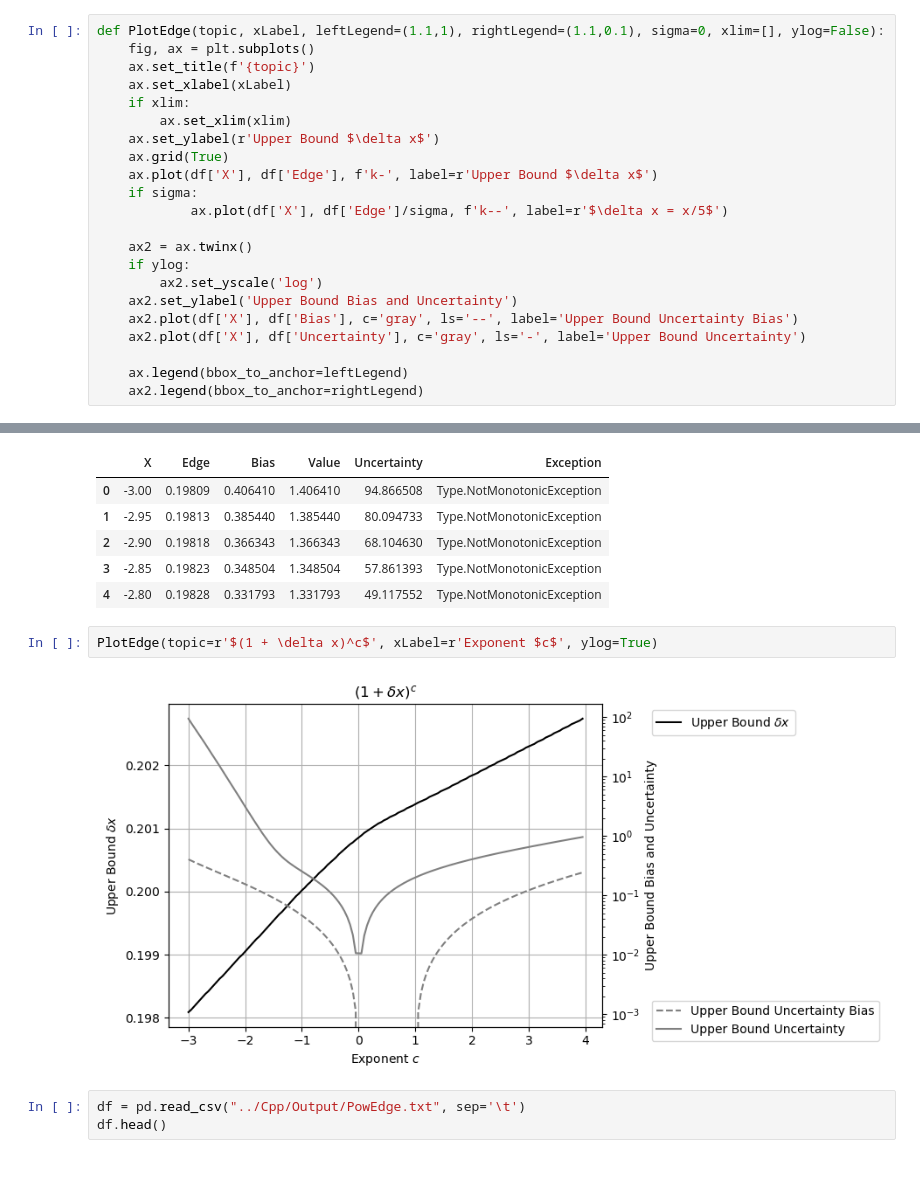
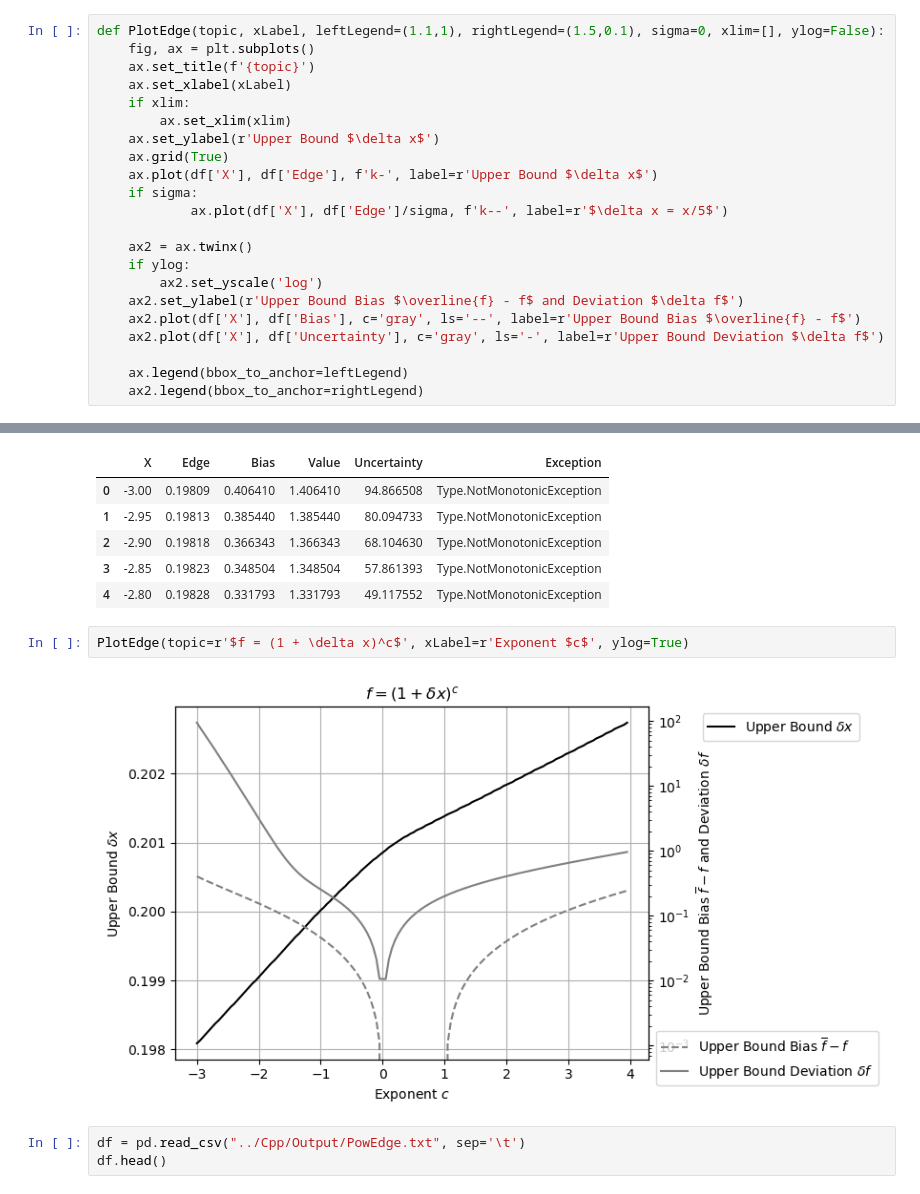
Before and after one commit to Chengpu0707/VarianceArithmetic, a Jupyter notebook: IPyNb/ConvergeEdge.ipynb, the cells around one changed output, grey strips where cells are left out. Cells and saved outputs as stored; diff of their text form.

```diff
--- a/IPyNb/ConvergeEdge.ipynb
+++ b/IPyNb/ConvergeEdge.ipynb
@@ -56,7 +56,7 @@ def PlotCompare(topic, leftLegend=(1,1), rightLegend=(1,0.2)):
     ax.legend(bbox_to_anchor=leftLegend)
     ax2.legend(bbox_to_anchor=rightLegend)
 # %%
-def PlotEdge(topic, xLabel, leftLegend=(1.1,1), rightLegend=(1.1,0.1), sigma=0, xlim=[], ylog=False):
+def PlotEdge(topic, xLabel, leftLegend=(1.1,1), rightLegend=(1.5,0.1), sigma=0, xlim=[], ylog=False):
     fig, ax = plt.subplots()
     ax.set_title(f'{topic}')
     ax.set_xlabel(xLabel)
@@ -71,9 +71,9 @@ def PlotEdge(topic, xLabel, leftLegend=(1.1,1), rightLegend=(1.1,0.1), sigma=0,
     ax2 = ax.twinx()
     if ylog:
         ax2.set_yscale('log')
-    ax2.set_ylabel('Upper Bound Bias and Uncertainty')
-    ax2.plot(df['X'], df['Bias'], c='gray', ls='--', label='Upper Bound Uncertainty Bias')
-    ax2.plot(df['X'], df['Uncertainty'], c='gray', ls='-', label='Upper Bound Uncertainty')
+    ax2.set_ylabel(r'Upper Bound Bias $\overline{f} - f$ and Deviation $\delta f$')
+    ax2.plot(df['X'], df['Bias'], c='gray', ls='--', label=r'Upper Bound Bias $\overline{f} - f$')
+    ax2.plot(df['X'], df['Uncertainty'], c='gray', ls='-', label=r'Upper Bound Deviation $\delta f$')
 
     ax.legend(bbox_to_anchor=leftLegend)
     ax2.legend(bbox_to_anchor=rightLegend)
@@ -106,9 +106,9 @@ df.head()
 | 3 | -2.85 | 0.19823 | 0.348504 | 1.348504 | 57.861393 | Type.NotMonotonicException |
 | 4 | -2.80 | 0.19828 | 0.331793 | 1.331793 | 49.117552 | Type.NotMonotonicException |
 # %%
-PlotEdge(topic=r'$(1 + \delta x)^c$', xLabel=r'Exponent $c$', ylog=True)
+PlotEdge(topic=r'$f = (1 + \delta x)^c$', xLabel=r'Exponent $c$', ylog=True)
 # %% [output]
-[figure, old version]
+[figure, new version]
 # %%
 df = pd.read_csv("../Cpp/Output/PowEdge.txt", sep='\t')
 df.head()
```
Also changed, not shown: parts of 8 cells of this notebook, 14 other files.
